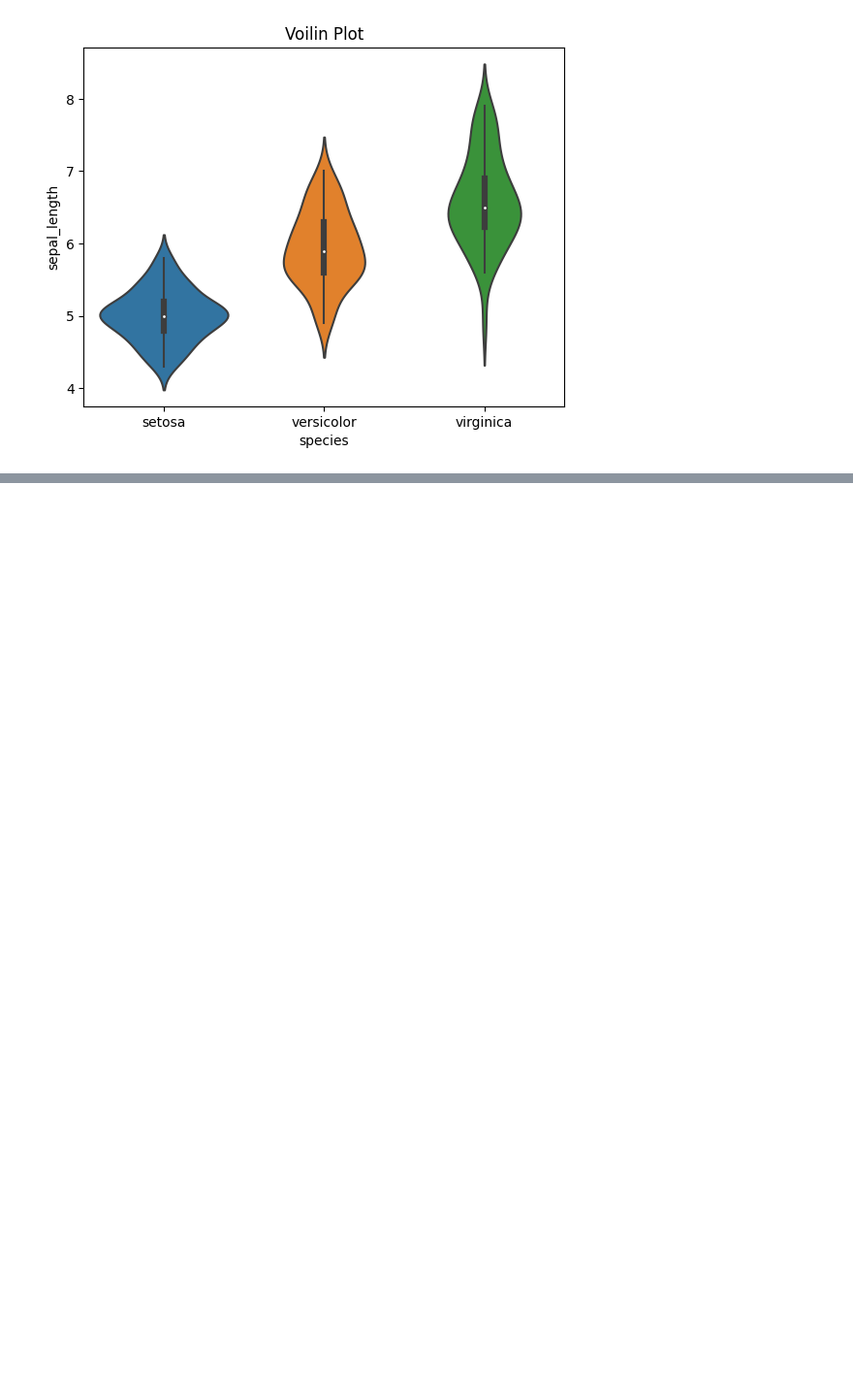
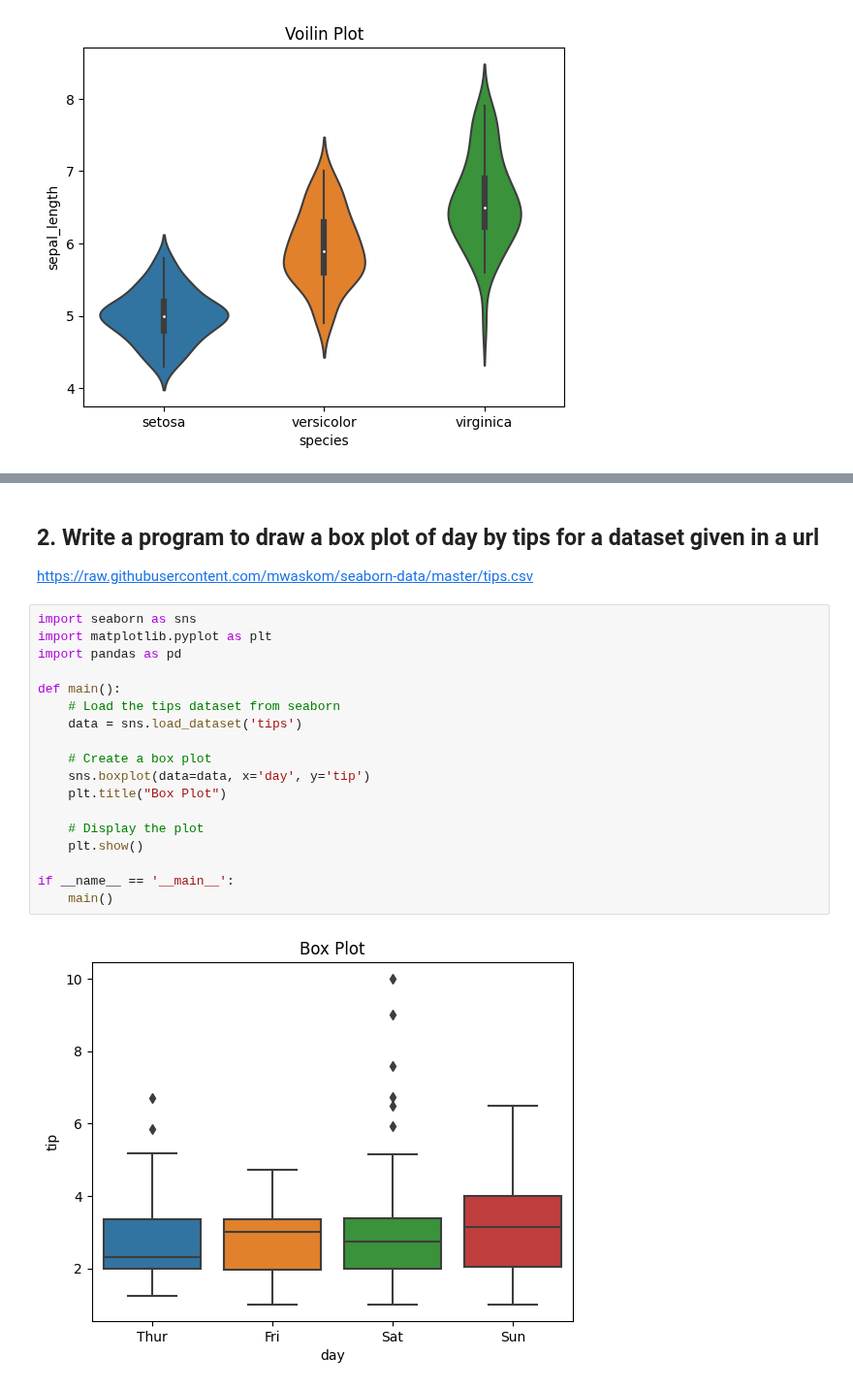
Before and after one commit to shivyelave/Python-Libraries, a Jupyter notebook: Seaborn/seaborn_plots.ipynb, the cells around one changed output, grey strips where cells are left out. Shown at 97% size. Cells and saved outputs as stored; diff of their text form; blank space fills up the shorter version.

```diff
--- a/Seaborn/seaborn_plots.ipynb
+++ b/Seaborn/seaborn_plots.ipynb
@@ -128,0 +154,23 @@ if __name__ == '__main__':
+# %% [markdown]
+## 2. Write a program to draw a box plot of day by tips for a dataset given in a url
+https://raw.githubusercontent.com/mwaskom/seaborn-data/master/tips.csv
+# %%
+import seaborn as sns
+import matplotlib.pyplot as plt
+import pandas as pd
+
+def main():
+    # Load the tips dataset from seaborn
+    data = sns.load_dataset('tips')
+
+    # Create a box plot
+    sns.boxplot(data=data, x='day', y='tip')
+    plt.title("Box Plot")
+
+    # Display the plot
+    plt.show()
+
+if __name__ == '__main__':
+    main()
+# %% [output]
+[figure, added]
```
Also changed, not shown: parts of 3 cells of this notebook.
